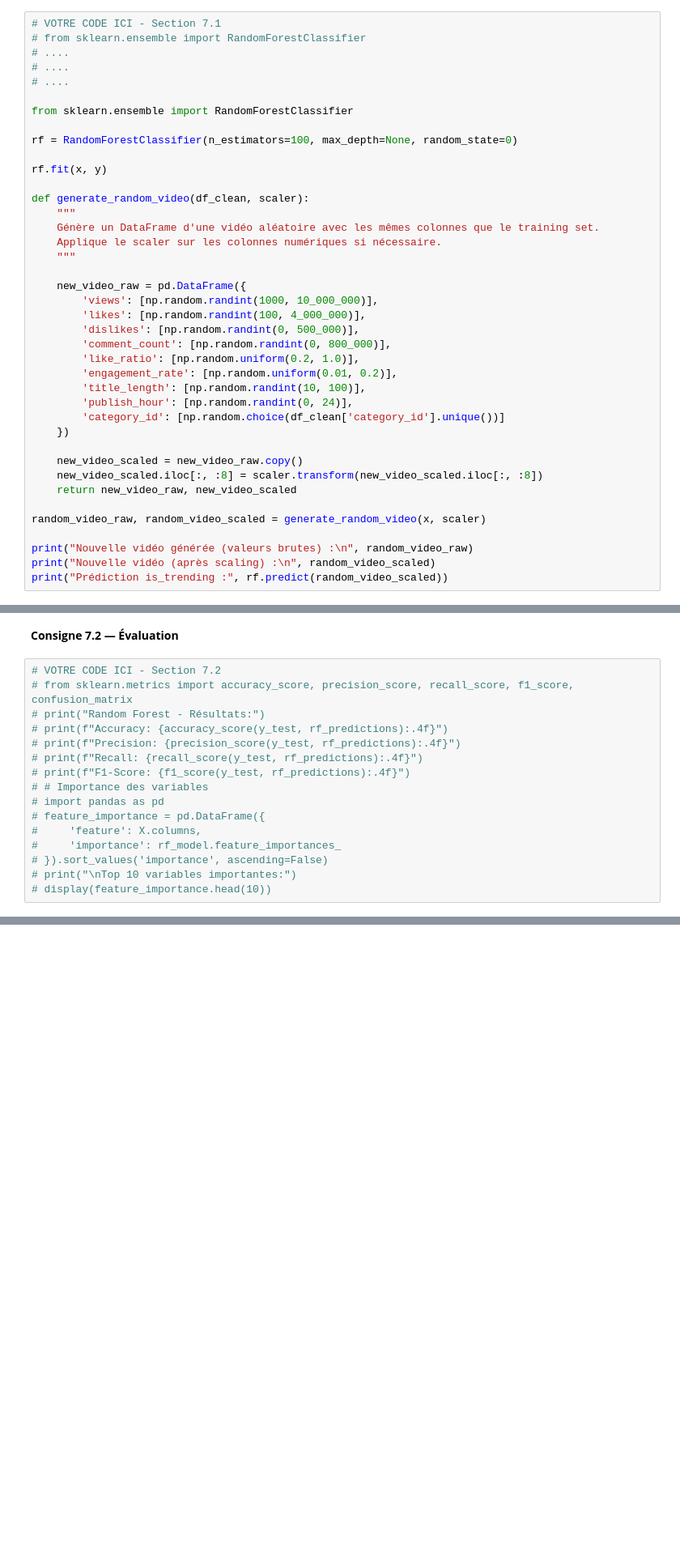
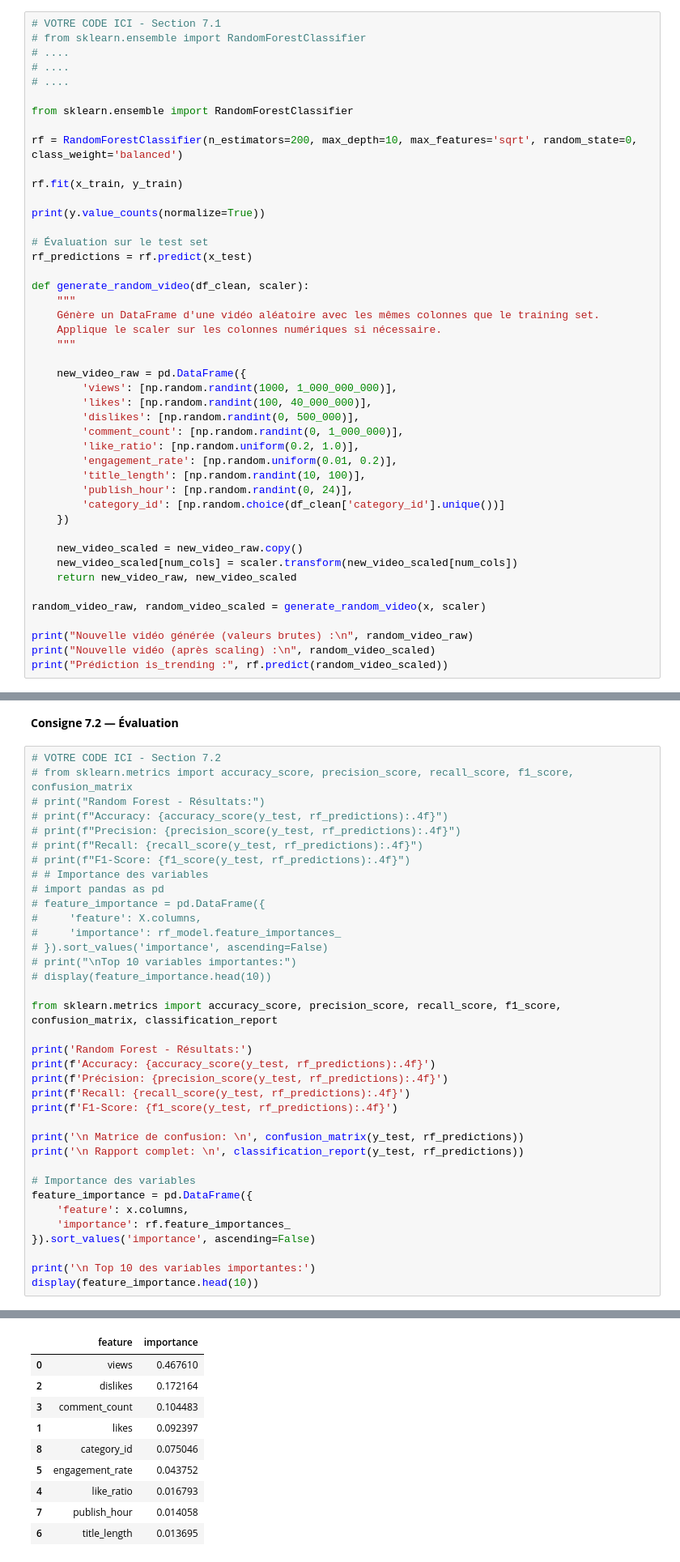
Before and after one commit to Thibaud34/Pr-diction_Popularit-_Vid-os_Youtube_Machine_Learning, a Jupyter notebook: projet-ml-youtube-trending-68b010e7b5bc2532236423.ipynb, the cells around one changed output, grey strips where cells are left out. Shown at 81% size. Cells and saved outputs as stored; diff of their text form; blank space fills up the shorter version.

Commit message:
ML : Random Forest et SVM

```diff
--- a/projet-ml-youtube-trending-68b010e7b5bc2532236423.ipynb
+++ b/projet-ml-youtube-trending-68b010e7b5bc2532236423.ipynb
@@ -635,9 +647,14 @@ dtype: float64
 
 from sklearn.ensemble import RandomForestClassifier
 
-rf = RandomForestClassifier(n_estimators=100, max_depth=None, random_state=0)
+rf = RandomForestClassifier(n_estimators=200, max_depth=10, max_features='sqrt', random_state=0, class_weight='balanced')
 
-rf.fit(x, y)
+rf.fit(x_train, y_train)
+
+print(y.value_counts(normalize=True))
+
+# Évaluation sur le test set
+rf_predictions = rf.predict(x_test)
 
 def generate_random_video(df_clean, scaler):
     """
@@ -646,10 +663,10 @@ def generate_random_video(df_clean, scaler):
     """
 
     new_video_raw = pd.DataFrame({
-        'views': [np.random.randint(1000, 10_000_000)],
-        'likes': [np.random.randint(100, 4_000_000)],
+        'views': [np.random.randint(1000, 1_000_000_000)],
+        'likes': [np.random.randint(100, 40_000_000)],
         'dislikes': [np.random.randint(0, 500_000)],
-        'comment_count': [np.random.randint(0, 800_000)],
+        'comment_count': [np.random.randint(0, 1_000_000)],
         'like_ratio': [np.random.uniform(0.2, 1.0)],
         'engagement_rate': [np.random.uniform(0.01, 0.2)],
         'title_length': [np.random.randint(10, 100)],
@@ -658,7 +675,7 @@ def generate_random_video(df_clean, scaler):
     })
 
     new_video_scaled = new_video_raw.copy()
-    new_video_scaled.iloc[:, :8] = scaler.transform(new_video_scaled.iloc[:, :8])
+    new_video_scaled[num_cols] = scaler.transform(new_video_scaled[num_cols])
     return new_video_raw, new_video_scaled
 
 random_video_raw, random_video_scaled = generate_random_video(x, scaler)
@@ -698,3 +719,24 @@ Prédiction is_trending : [0]
 # }).sort_values('importance', ascending=False)
 # print("\nTop 10 variables importantes:")
 # display(feature_importance.head(10))
+
+from sklearn.metrics import accuracy_score, precision_score, recall_score, f1_score, confusion_matrix, classification_report
+
+print('Random Forest - Résultats:')
+print(f'Accuracy: {accuracy_score(y_test, rf_predictions):.4f}')
+print(f'Précision: {precision_score(y_test, rf_predictions):.4f}')
+print(f'Recall: {recall_score(y_test, rf_predictions):.4f}')
+print(f'F1-Score: {f1_score(y_test, rf_predictions):.4f}')
+
+print('\n Matrice de confusion: \n', confusion_matrix(y_test, rf_predictions))
+print('\n Rapport complet: \n', classification_report(y_test, rf_predictions))
+
+# Importance des variables
+feature_importance = pd.DataFrame({
+    'feature': x.columns,
+    'importance': rf.feature_importances_
+}).sort_values('importance', ascending=False)
+
+print('\n Top 10 des variables importantes:')
+display(feature_importance.head(10))
+# %% [output]
@@ -701,3 +760,13 @@ Prédiction is_trending : [0]
+|  | feature | importance |
+| 0 | views | 0.467610 |
+| 2 | dislikes | 0.172164 |
+| 3 | comment_count | 0.104483 |
+| 1 | likes | 0.092397 |
+| 8 | category_id | 0.075046 |
+| 5 | engagement_rate | 0.043752 |
+| 4 | like_ratio | 0.016793 |
+| 7 | publish_hour | 0.014058 |
+| 6 | title_length | 0.013695 |
 # %% [markdown]
 ## 8. Modèle 2 — Support Vector Machine (SVM)
 # %% [markdown]
```
Also changed, not shown: parts of 6 cells of this notebook.
